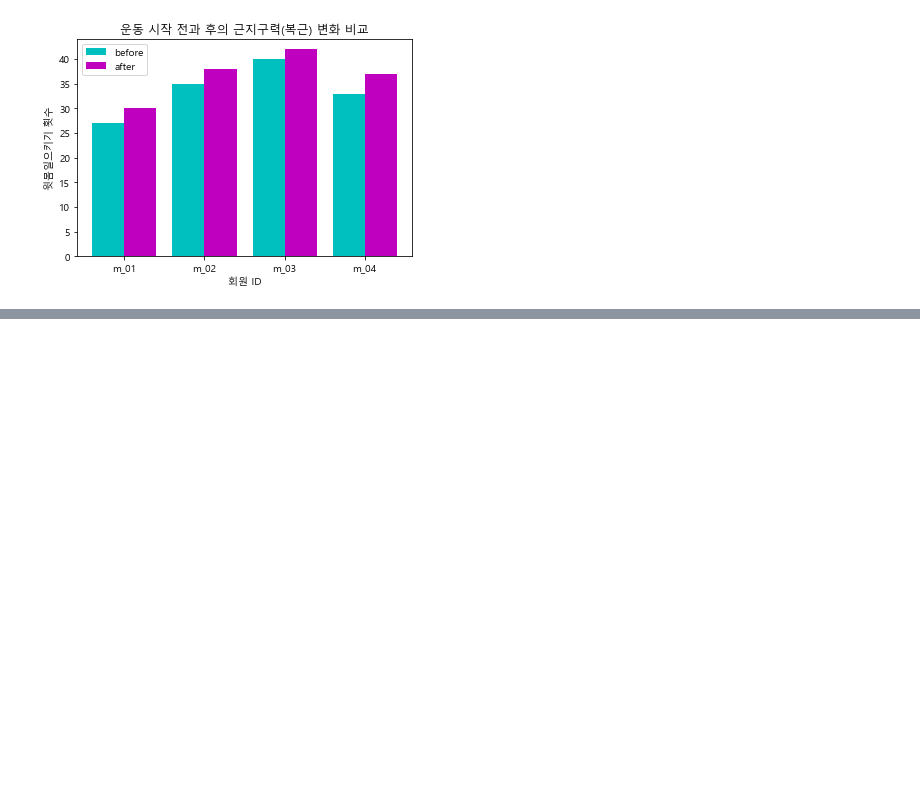
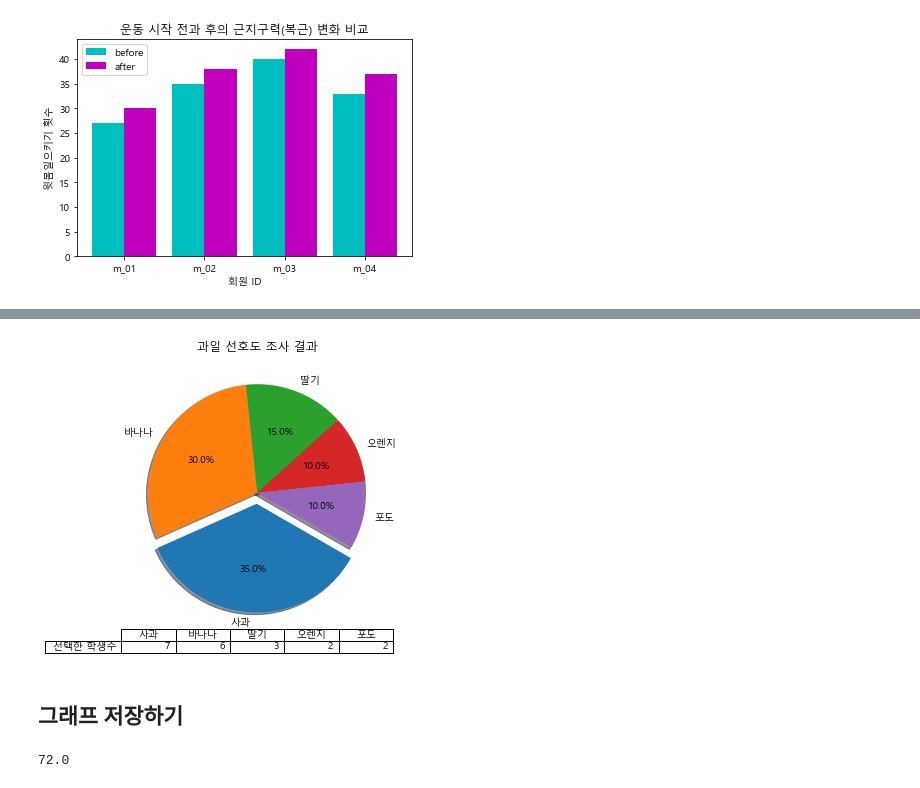
Before and after one commit to ldyoung4032/Deep_Learninng_Academy, a Jupyter notebook: Matplotlib.ipynb, the cells around one changed output, grey strips where cells are left out. Drawn from its saved outputs; the diff is of its cells as text; code cells hidden in the pictures; blank space fills up the shorter version.

```diff
--- a/Matplotlib.ipynb
+++ b/Matplotlib.ipynb
@@ -688,0 +721,14 @@ plt.show()
+# %%
+explode_value = (0.1, 0, 0, 0, 0)
+fruit_pie = df_fruit.plot.pie(figsize=(5, 5), autopct='%.1f%%', startangle=-30, ##startangle 회전
+    counterclock = False, explode=explode_value, shadow=True, table=True)
+fruit_pie.set_ylabel("") # 불필요한 y축 라벨 제거
+fruit_pie.set_title("과일 선호도 조사 결과")
+
+# 그래프를 이미지 파일로 저장. dpi는 200으로 설정
+# plt.savefig('saveFigTest3.png', dpi = 200)
+plt.show()
+# %% [output]
+[figure, added]
+# %% [markdown]
+## 그래프 저장하기
@@ -688,0 +740,4 @@ plt.show()
+# %%
+mpl.rcParams['figure.dpi'] ## dpi는 해상도
+# %% [output]
+72.0
```
Also changed, not shown: parts of 6 cells of this notebook, 5 other files.
